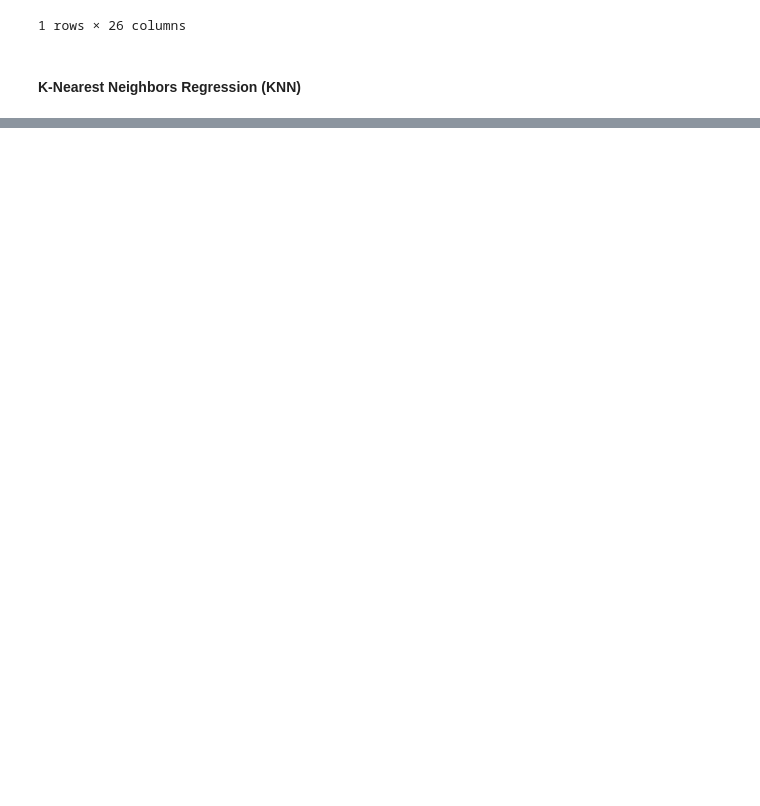
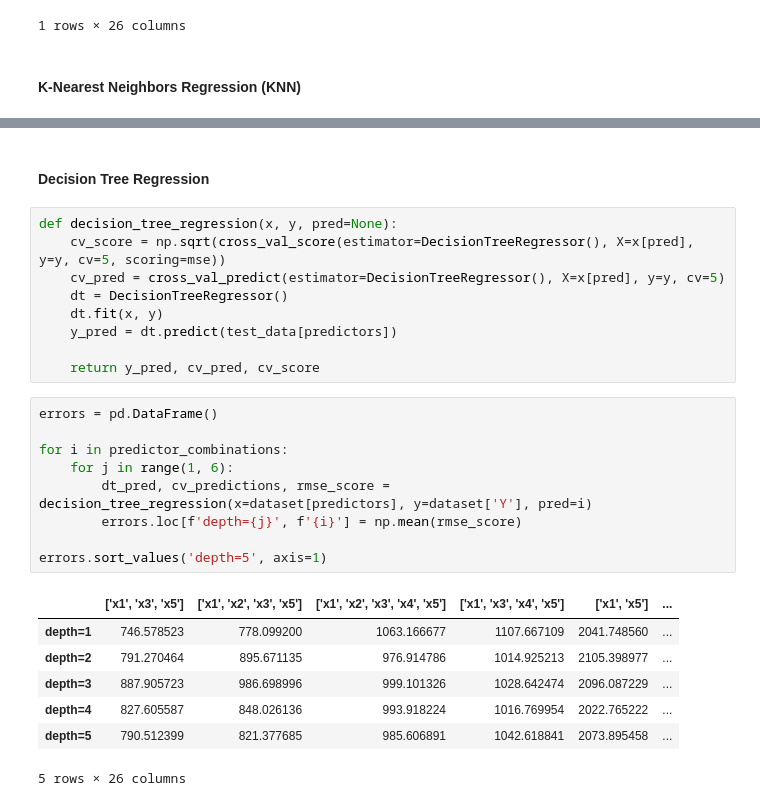
Before and after one commit to sahinozan/CE475-Project, a Jupyter notebook: project.ipynb, the cells around one changed output, grey strips where cells are left out. Saved outputs shown, nothing was run; the diff lists cells and outputs as text; blank space fills up the shorter version.

Commit message:
decision tree implemented

```diff
--- a/project.ipynb
+++ b/project.ipynb
@@ -206 +216,29 @@ errors.sort_values(['k=1', 'k=2', 'k=3', 'k=4', 'k=5'], axis=1, ascending=False)
 5 rows × 26 columns
+# %% [markdown]
+#### Decision Tree Regression
+# %%
+def decision_tree_regression(x, y, pred=None):
+    cv_score = np.sqrt(cross_val_score(estimator=DecisionTreeRegressor(), X=x[pred], y=y, cv=5, scoring=mse))
+    cv_pred = cross_val_predict(estimator=DecisionTreeRegressor(), X=x[pred], y=y, cv=5)
+    dt = DecisionTreeRegressor()
+    dt.fit(x, y)
+    y_pred = dt.predict(test_data[predictors])
+
+    return y_pred, cv_pred, cv_score
+# %%
+errors = pd.DataFrame()
+
+for i in predictor_combinations:
+    for j in range(1, 6):
+        dt_pred, cv_predictions, rmse_score = decision_tree_regression(x=dataset[predictors], y=dataset['Y'], pred=i)
+        errors.loc[f'depth={j}', f'{i}'] = np.mean(rmse_score)
+
+errors.sort_values('depth=5', axis=1)
+# %% [output]
+|  | ['x1', 'x3', 'x5'] | ['x1', 'x2', 'x3', 'x5'] | ['x1', 'x2', 'x3', 'x4', 'x5'] | ['x1', 'x3', 'x4', 'x5'] | ['x1', 'x5'] | ... |
+| depth=1 | 746.578523 | 778.099200 | 1063.166677 | 1107.667109 | 2041.748560 | ... |
+| depth=2 | 791.270464 | 895.671135 | 976.914786 | 1014.925213 | 2105.398977 | ... |
+| depth=3 | 887.905723 | 986.698996 | 999.101326 | 1028.642474 | 2096.087229 | ... |
+| depth=4 | 827.605587 | 848.026136 | 993.918224 | 1016.769954 | 2022.765222 | ... |
+| depth=5 | 790.512399 | 821.377685 | 985.606891 | 1042.618841 | 2073.895458 | ... |
+5 rows × 26 columns
```
Also changed, not shown: parts of 9 cells of this notebook.
